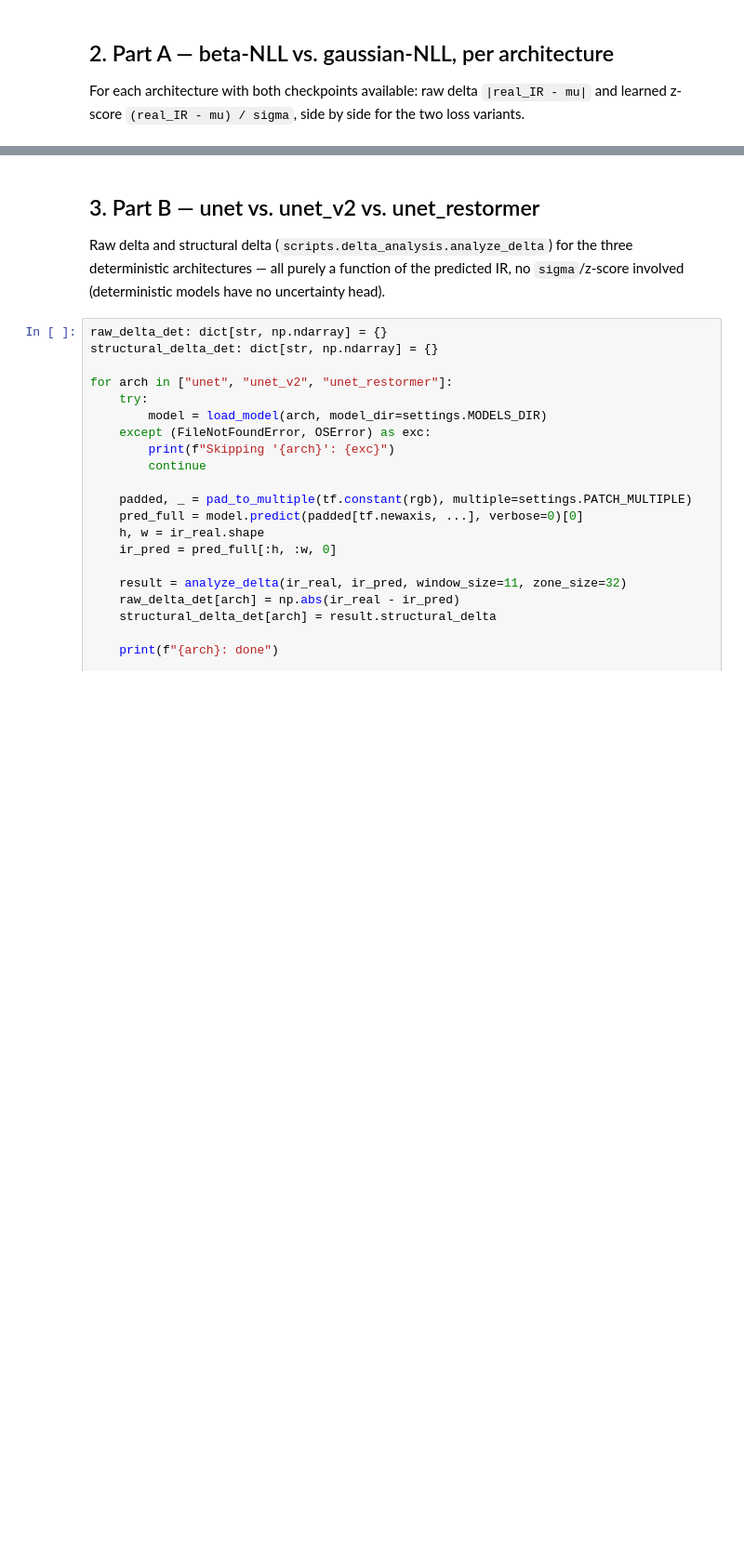
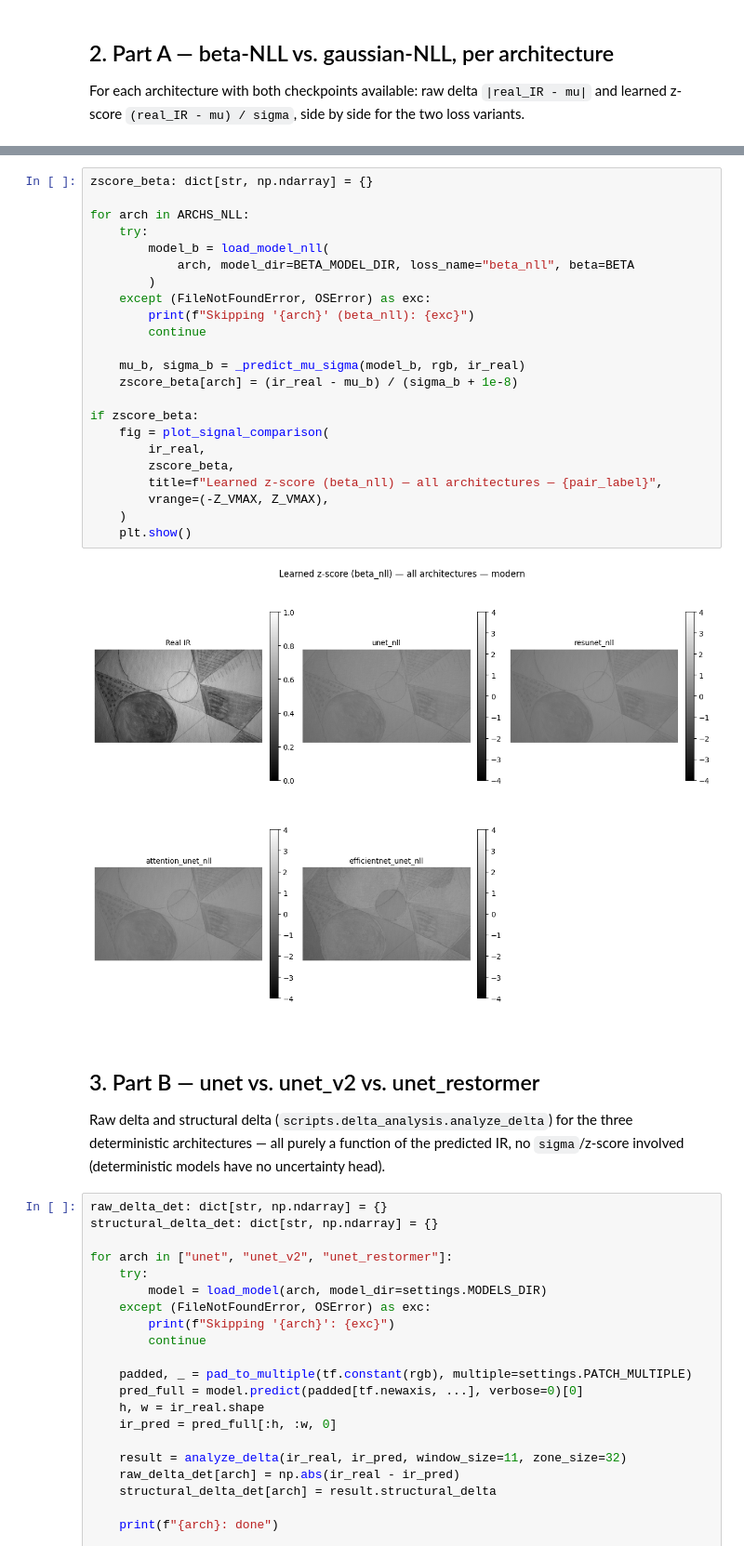
Before and after one commit to MarcoManduca/deep_layers, a Jupyter notebook: notebooks/062_model_comparison_v2.ipynb, the cells around one changed output, grey strips where cells are left out. Shown at 93% size. Cells and saved outputs as stored; diff of their text form; blank space fills up the shorter version.

```diff
--- a/notebooks/062_model_comparison_v2.ipynb
+++ b/notebooks/062_model_comparison_v2.ipynb
@@ -151,3 +178,28 @@ for arch in ARCHS_NLL:
+# %%
+zscore_beta: dict[str, np.ndarray] = {}
+
+for arch in ARCHS_NLL:
+    try:
+        model_b = load_model_nll(
+            arch, model_dir=BETA_MODEL_DIR, loss_name="beta_nll", beta=BETA
+        )
+    except (FileNotFoundError, OSError) as exc:
+        print(f"Skipping '{arch}' (beta_nll): {exc}")
+        continue
+
+    mu_b, sigma_b = _predict_mu_sigma(model_b, rgb, ir_real)
+    zscore_beta[arch] = (ir_real - mu_b) / (sigma_b + 1e-8)
+
+if zscore_beta:
+    fig = plot_signal_comparison(
+        ir_real,
+        zscore_beta,
+        title=f"Learned z-score (beta_nll) — all architectures — {pair_label}",
+        vrange=(-Z_VMAX, Z_VMAX),
+    )
+    plt.show()
+# %% [output]
+[figure, added]
 # %% [markdown]
 ## 3. Part B — unet vs. unet_v2 vs. unet_restormer
 
```
Also changed, not shown: parts of 6 cells of this notebook, 4 other files.
